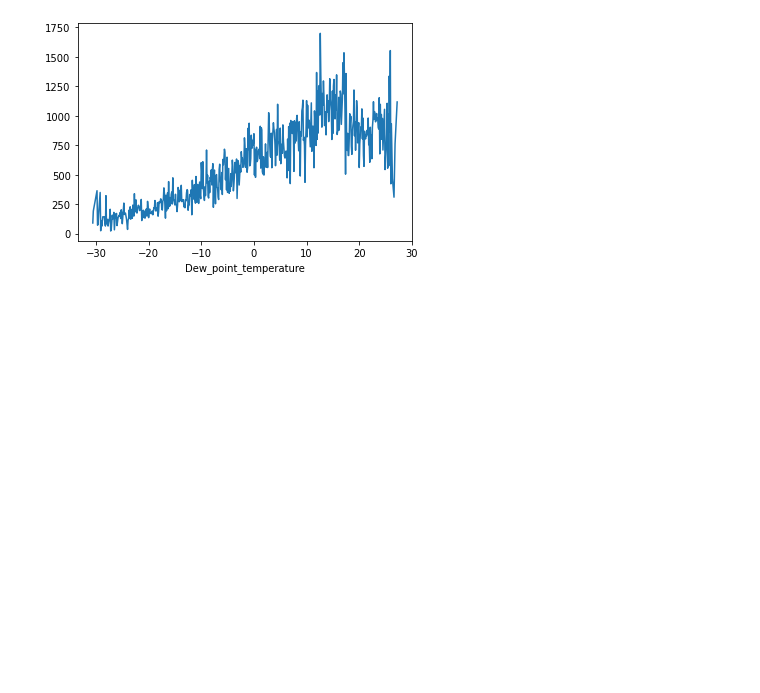
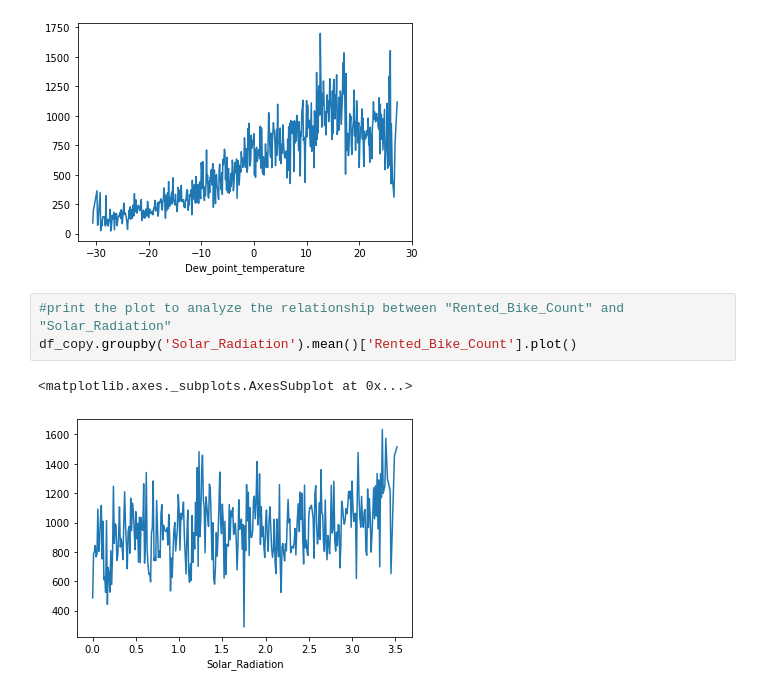
Before and after one commit to Anas182000/BIKE-SHARING-DEMAND-PREDICTION, a Jupyter notebook: Copy_of_Bike_Sharing_Demand_Prediction_Capstone_Project.ipynb, the cells around one changed output. Drawn from its saved outputs; the diff is of its cells as text; blank space fills up the shorter version.

```diff
--- a/Copy_of_Bike_Sharing_Demand_Prediction_Capstone_Project.ipynb
+++ b/Copy_of_Bike_Sharing_Demand_Prediction_Capstone_Project.ipynb
@@ -323,3 +353,9 @@ df_copy.groupby('Dew_point_temperature').mean()['Rented_Bike_Count'].plot()
 # %% [output]
 <matplotlib.axes._subplots.AxesSubplot at 0x...>
 [figure]
+# %%
+#print the plot to analyze the relationship between "Rented_Bike_Count" and "Solar_Radiation"
+df_copy.groupby('Solar_Radiation').mean()['Rented_Bike_Count'].plot()
+# %% [output]
+<matplotlib.axes._subplots.AxesSubplot at 0x...>
+[figure, added]
```
Also changed, not shown: parts of 20 cells of this notebook.
